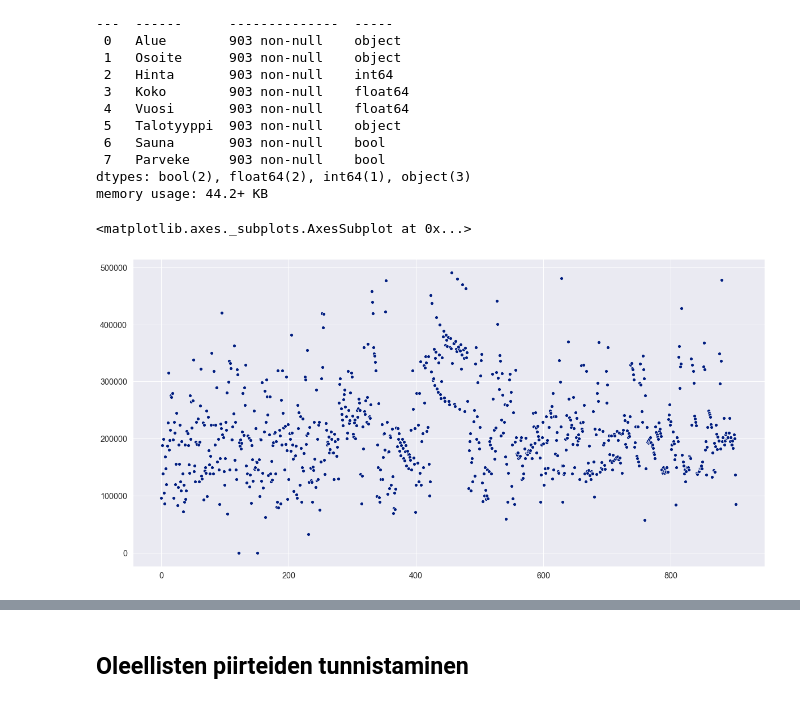
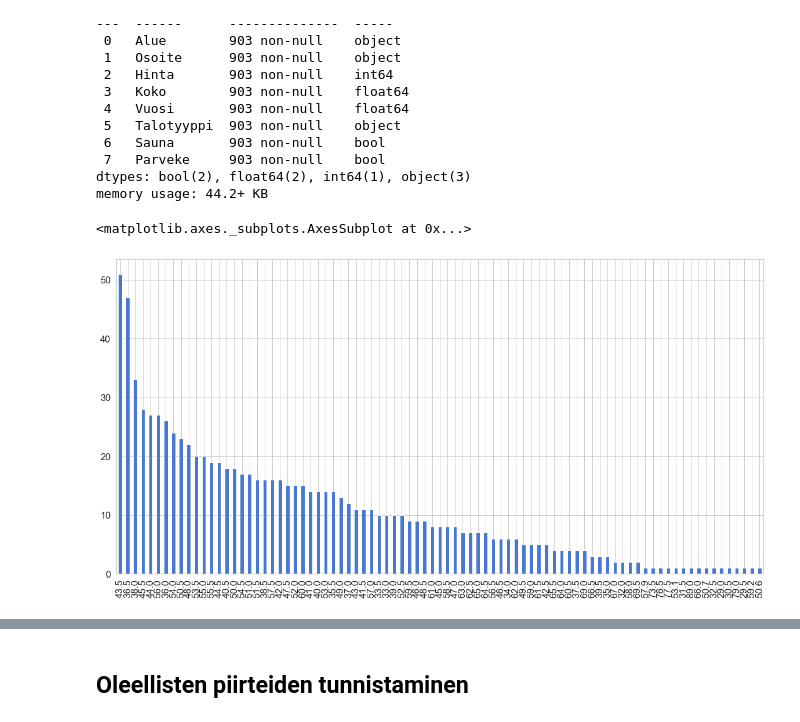
Before and after one commit to tuomak-uni/joda, a Jupyter notebook: Tampereen_kaksiot.ipynb, the cells around one changed output, grey strips where cells are left out. Saved outputs shown, nothing was run; the diff lists cells and outputs as text; code cells hidden in the pictures.

```diff
--- a/Tampereen_kaksiot.ipynb
+++ b/Tampereen_kaksiot.ipynb
@@ -232,10 +235,10 @@ dtypes: bool(2), float64(2), int64(1), object(3)
 memory usage: 44.2+ KB
 # %%
 plt.figure(figsize=(20,10))
-sns.scatterplot(data=df['Hinta'], )
+df['Koko'].value_counts().plot(kind='bar')
 # %% [output]
 <matplotlib.axes._subplots.AxesSubplot at 0x...>
-[figure, old version]
+[figure, new version]
 # %%
 plt.figure(figsize=(20,10))
 sns.distplot(df['Hinta'], rug=True)
```
Also changed, not shown: parts of 25 cells of this notebook.
